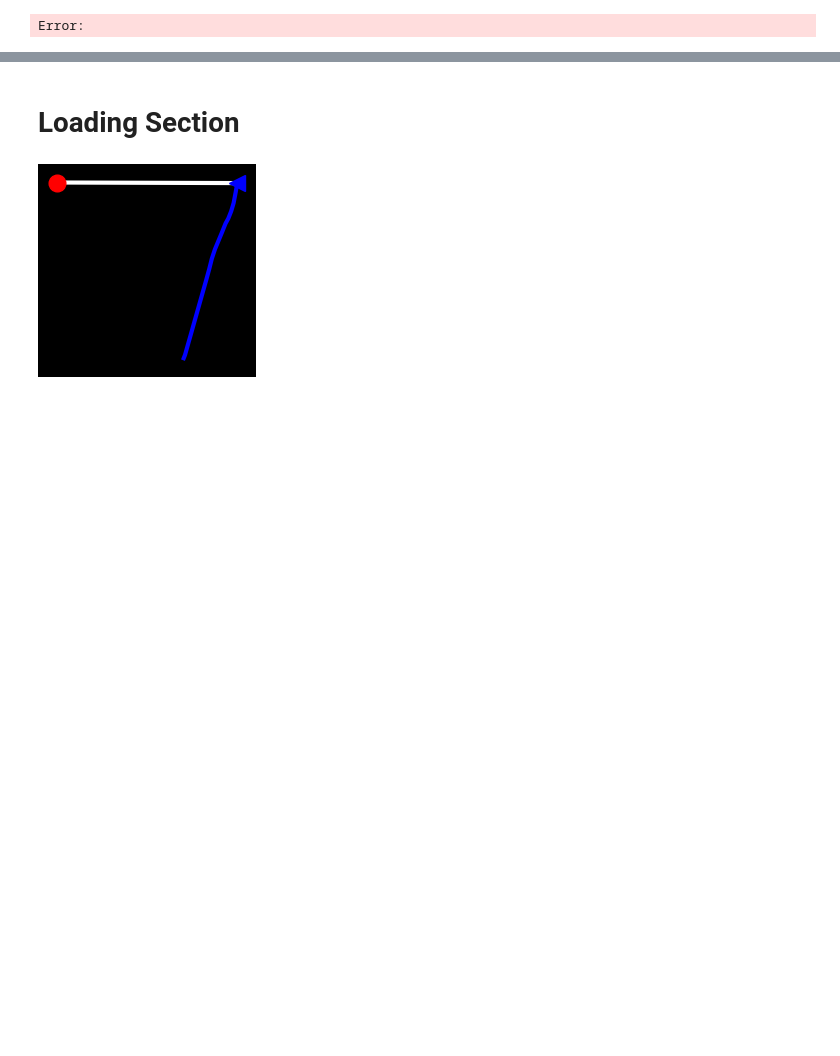
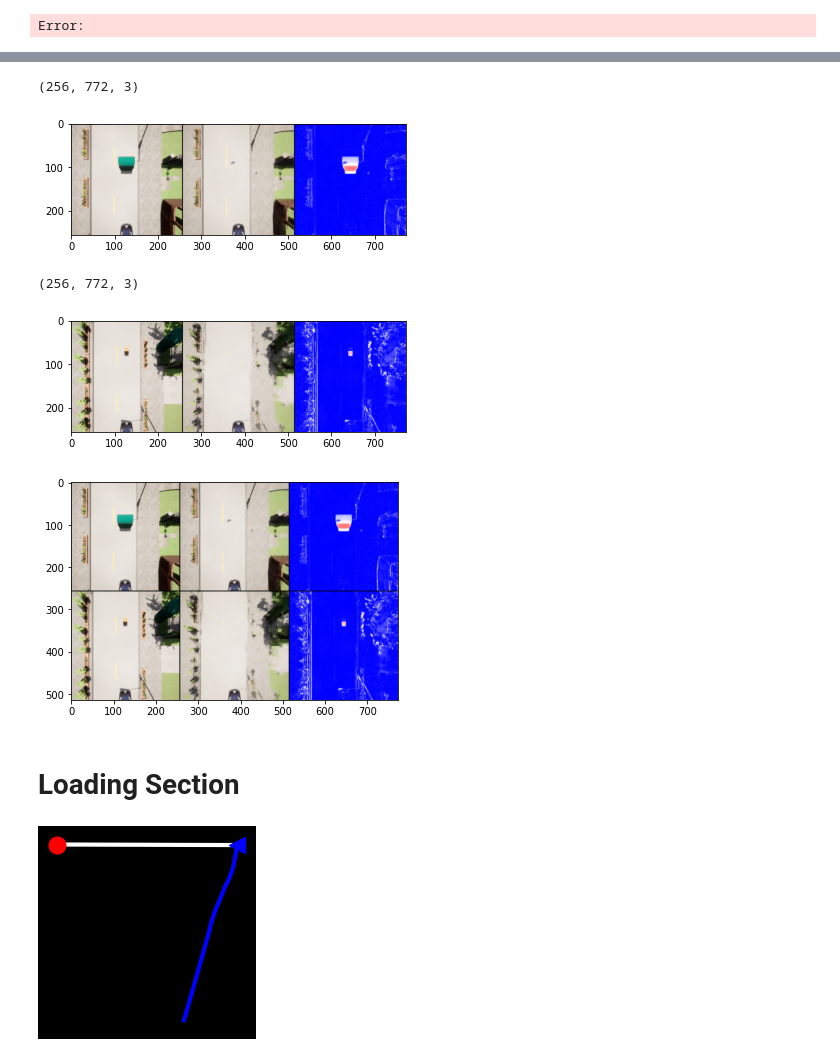
Before and after one commit to MoritzNekolla/AE_Anomaly_Detection, a Jupyter notebook: Image_sampling.ipynb, the cells around one changed output, grey strips where cells are left out. Cells and saved outputs as stored; diff of their text form; code cells hidden in the pictures; blank space fills up the shorter version.

```diff
--- a/Image_sampling.ipynb
+++ b/Image_sampling.ipynb
@@ -87,5 +125,37 @@ plt.show()
 # %%
-xx
+def introPic(images):
+    final_img = []
+    seperator = np.zeros((256, 2, 3))
+    # seperator[:,:,0] = 1.
+    seperatorH = np.zeros((2, 772, 3))
+    # seperatorH[:,:,0] = 1.
+    for x in range(len(images)):
+        img = images[x]
+        gt, out = eval.predict(img)
+        hm = eval.getHeatMap(img)
+        dt = eval.getColoredDetectionMap(img)
+
+        fusion = np.hstack((img, seperator, out, seperator,  hm))
+        final_img.append(fusion)
+        print(fusion.shape)
+        plt.imsave("introPic.png", fusion)
+        plt.imshow(fusion)
+        plt.show()
+
+    combImg = final_img[0]
+    for x in range(1,len(final_img)):
+        combImg = np.vstack((combImg, seperatorH, final_img[x]))
+    plt.imsave("combPic.png", combImg)
+    plt.imshow(combImg)
+
+
+introPic([images[3], images[4]])
+# %% [output]
+(256, 772, 3)
+[figure, added]
+(256, 772, 3)
+[figure, added]
+[figure, added]
 # %%
 def is_outlier(points, thresh=3.5):
     """
```
Also changed, not shown: parts of 9 cells of this notebook, 9 other files.
